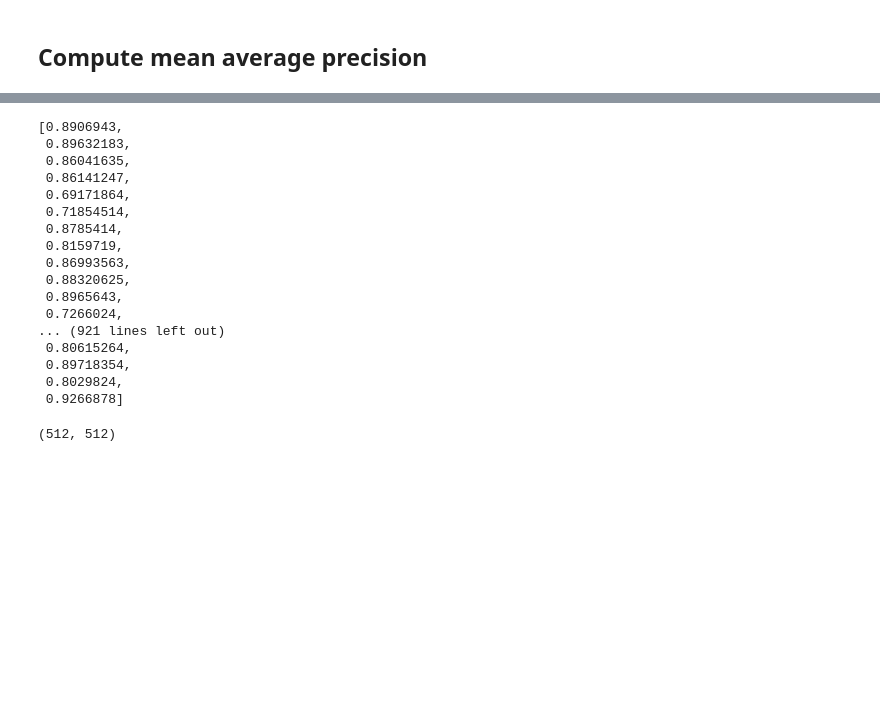
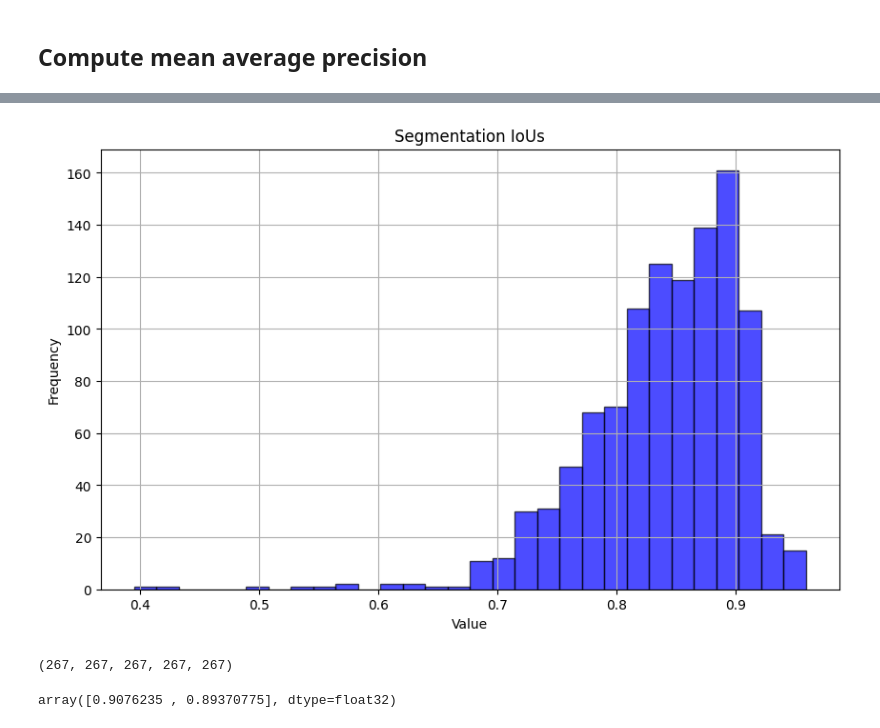
Before and after one commit to ESA-Datalabs/XAMI-model, a Jupyter notebook: yolov8_sam_classif.ipynb, the cells around one changed output, grey strips where cells are left out. Saved outputs shown, nothing was run; the diff lists cells and outputs as text; code cells hidden in the pictures; blank space fills up the shorter version.

Commit message:
yolo-sam-with mAP almost stable

```diff
--- a/yolov8_sam_classif.ipynb
+++ b/yolov8_sam_classif.ipynb
@@ -164,18 +166,18 @@ import PIL
 from PIL import Image
 
 sys.path.append('/workspace/raid/OM_DeepLearning/MobileSAM-fine-tuning/')
-from ft_mobile_sam import sam_model_registry, SamAutomaticMaskGenerator, SamPredictor
+from ft_mobile_sam import sam_model_registry, SamPredictor
 
-# mobile_sam_checkpoint = "/workspace/raid/OM_DeepLearning/MobileSAM-fine-tuning/weights/mobile_sam.pt"
-mobile_sam_checkpoint = "./ft_mobile_sam_final.pth"
+# mobile_sam_checkpoint = "/workspace/raid/OM_DeepLearning/Mobil_eSAM-fine-tuning/weights/mobile_sam.pt"
+mobile_sam_checkpoint = "./output_sam/ft_mobile_sam_final.pth"
 
-yolov8_pretrained_model = YOLO('./yolov8-segm-ft_no_stars-n/200_epochs-no_stars-n-even_fewer_obj25/weights/best.pt');
+yolov8_pretrained_model = YOLO('./yolov8-segm-ft_no_stars-n/yolov8n-seg2/weights/best.pt');
 yolov8_pretrained_model.to(f'cuda:{device_id}');
 
 device = f"cuda:{device_id}" if torch.cuda.is_available() else "cpu"
 print("device:", device)
 
-mobile_sam_model = sam_model_registry["vit_h"](checkpoint=mobile_sam_checkpoint)
+mobile_sam_model = sam_model_registry["vit_t"](checkpoint=mobile_sam_checkpoint)
 mobile_sam_model.to(device)
 predictor = SamPredictor(mobile_sam_model)
 # %% [output]
@@ -235,4 +237,4 @@ valid_num_batches = len(valid_image_files) // batch_size
 lr=6e-5
 wd=0.0005
 parameters_to_optimize = [param for param in mobile_sam_model.mask_decoder.parameters() if param.requires_grad]
-optimizer = torch.optim.Adam(parameters_to_optimize, lr=lr, weight_decay=wd) #betas=(0.9, 0.999))
+# optimizer = torch.optim.Adam(parameters_to_optimize, lr=lr, weight_decay=wd) #betas=(0.9, 0.999))
@@ -813,8 +696,3 @@ dict_keys([0, 1, 2])
-# %%
-all_ious = []
-for i in range(len(all_iou_scores)):
-    for j in range(len(all_iou_scores[i])):
-        all_ious.append(all_iou_scores[i][j].detach().cpu().numpy()[0])
 # %%
 all_iou_scores
 # %% [output]
@@ -837,0 +726,5 @@ all_iou_scores
+# %%
+all_ious_flatten = []
+for i in range(len(pred_classes)):
+    for j in range(len(pred_classes[i])):
+        all_ious_flatten.append(all_iou_scores[i][j].detach().cpu().numpy()[0])
@@ -838,20 +756,35 @@ all_iou_scores
+# %%
+import numpy as np
+import matplotlib.pyplot as plt
+
+# Plotting the histogram
+plt.figure(figsize=(10, 6))
+plt.hist(all_ious_flatten, bins=30, alpha=0.7, color='blue', edgecolor='black')
+plt.title('Segmentation IoUs')
+plt.xlabel('Value')
+plt.ylabel('Frequency')
+plt.grid(True)
+plt.show()
+# %% [output]
+[figure, added]
+# %%
+all_preds, all_gts, all_ious = [], [], []
+for i in range(len(preds)):
+    gt_i = np.array([gts[i][j][0].detach().cpu().numpy() for j in range(len(gts[i]))])
+    pred_i = np.array([preds[i][j][0].detach().cpu().numpy() for j in range(len(preds[i]))])
+    ious_i = np.array([all_iou_scores[i][j][0].detach().cpu().numpy() for j in range(len(all_iou_scores[i]))])
+    all_gts.append(gt_i)
+    all_preds.append(pred_i)
+    all_ious.append(ious_i)
+
+# all_ious = [iou_score.detach().cpu().numpy() for iou_score in all_iou_scores]
+all_gt_classes = [np.array(gt_classes[i], dtype=np.int8) for i in range(len(gt_classes))]
+all_pred_classes = [np.array(pred_classes[i], dtype=np.int8) for i in range(len(pred_classes))]
+
+len(all_preds), len(all_gts), len(all_ious), len(all_gt_classes), len(all_pred_classes)
+# %% [output]
+(267, 267, 267, 267, 267)
 # %%
-all_ious
+all_ious[1]
 # %% [output]
-[0.8906943,
- 0.89632183,
- 0.86041635,
- 0.86141247,
- 0.69171864,
- 0.71854514,
- 0.8785414,
- 0.8159719,
- 0.86993563,
- 0.88320625,
- 0.8965643,
- 0.7266024,
-... (921 lines left out)
- 0.80615264,
- 0.89718354,
- 0.8029824,
- 0.9266878]
+array([0.9076235 , 0.89370775], dtype=float32)
@@ -870,4 +790,0 @@ for i in range(len(pred_masks_all)):
-# %%
-pred_flatten[1].shape
-# %% [output]
-(512, 512)
```
Also changed, not shown: parts of 48 cells of this notebook.
